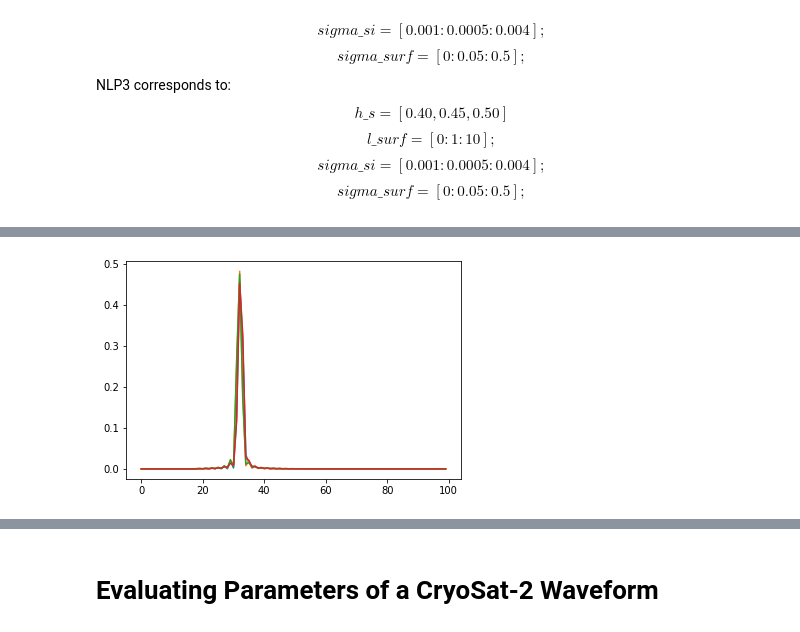
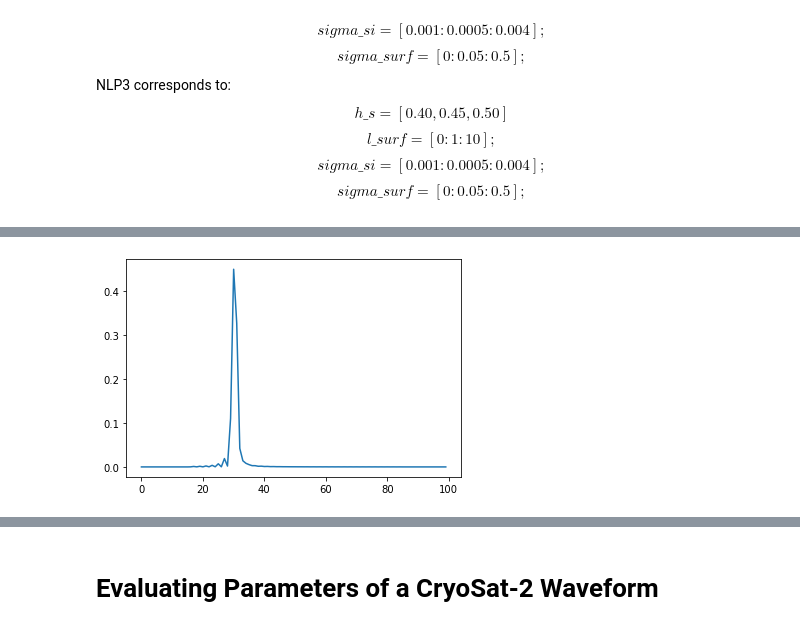
Before and after one commit to ClaudeDRT/MSci-Project, a Jupyter notebook: Simulated_Echo_SVC-NL.ipynb, the cells around one changed output, grey strips where cells are left out. Drawn from its saved outputs; the diff is of its cells as text; code cells hidden in the pictures.

```diff
--- a/Simulated_Echo_SVC-NL.ipynb
+++ b/Simulated_Echo_SVC-NL.ipynb
@@ -64,12 +62,11 @@ gauss_interpolation = gauss_interpolator(gauss_xnew)
 gauss_interp_peak_index = np.argmax(gauss_interpolation) #the peak index of the interpolated gaussian
 gauss_interp_left_base = scipy.signal.peak_prominences(gauss_interpolation, [gauss_interp_peak_index], wlen=300*interpolation_factor)[1][0] #index of the left hand side base of the peak
 print("gauss_interp_left_base",gauss_interp_left_base)
-gauss_interp_left_base = np.abs(np.array(gauss_interpolation[:gauss_interp_peak_index])-0.0003).argmin()
-print("gauss_interp_left_base",gauss_interp_left_base)
-#the leading edge centroid of the interpolated gaussian:
-gauss_interp_leading_edge_centroid_index = sum(np.array(gauss_interpolation[gauss_interp_left_base:gauss_interp_peak_index+1])*np.array(range(gauss_interp_left_base, gauss_interp_peak_index+1,1)))/sum(np.array(gauss_interpolation[gauss_interp_left_base:gauss_interp_peak_index+1]))
-print("gauss_interp_leading_edge_centroid_index",gauss_interp_leading_edge_centroid_index)
 print(len(gauss_interpolation))
+#halfway up the leading edge of the gaussian:
+gauss_interp_leading_edge_halfway_up_index = np.argmin(abs(gauss_interpolation[:np.argmax(gauss_interpolation)] - np.max(gauss_interpolation)/2))
+print("leading edge halfway up index: ",gauss_interp_leading_edge_halfway_up_index)
+halfway_up_uninterp_index = int(gauss_interp_leading_edge_halfway_up_index/interpolation_factor)
 # %% [output]
 gauss_interp_left_base 0
 gauss_interp_left_base 1847
@@ -80,6 +77,8 @@ def extractNL():
     """extracting (and preprocessing) the simulated echo arrays into a format that can be understood by the SVC."""
     data_arr = []
     label_arr = []
+    feature_arr = []
+
     graph_plot_counter=0
     for i in range(len(sim_echoes[:][:][:][:])): #snow depth{s} (h_s)
         for j in range(len(sim_echoes[0][:][:][:])): #l_surf{s}
@@ -96,34 +95,48 @@ def extractNL():
                     #normalising the echo
                     norm_sim_echo = [x/simulated_echo_area for x in simulated_echo]
 
-
                     sim_xnew = np.linspace(0, len(norm_sim_echo)-1, num=(len(norm_sim_echo)*interpolation_factor), endpoint=True)
                     sim_interpolator = interp1d((range(len(norm_sim_echo))), norm_sim_echo, kind='cubic')
                     sim_interpolation = sim_interpolator(sim_xnew)
 
                     sim_interp_peak_index = np.argmax(sim_interpolation)
                     sim_interp_left_base = scipy.signal.peak_prominences(sim_interpolation, [sim_interp_peak_index])[1][0] #index of the left hand side base of the peak
-                    #the leading edge centroid of the interpolated simulated CryoSat-2 waveform:
-                    sim_interp_leading_edge_centroid_index = sum(np.array(sim_interpolation[sim_interp_left_base:sim_interp_peak_index+1])*np.array(range(sim_interp_left_base, sim_interp_peak_index+1,1)))/sum(np.array(sim_interpolation[sim_interp_left_base:sim_interp_peak_index+1]))
-                    sim_gauss_interp_leading_edge_centroid_shift = -(sim_interp_leading_edge_centroid_index-gauss_interp_leading_edge_centroid_index)
+
+                    """new stuff added – trying to align to the halway up point of the leading edges instead of the centroid of the leading edge"""
+                    step_index = sim_interp_left_base
+                    #climbing up the leading edge of the echo to get the index of the halfway point (j):
+                    while sim_interpolation[step_index]<(sim_interpolation[sim_interp_left_base]+sim_interpolation[sim_interp_peak_index])/2:
+                        step_index = step_index + 1
+                    sim_interp_leading_edge_halfway_up_index = step_index
+
+                    sim_gauss_interp_leading_edge_halfway_up_shift = -(sim_interp_leading_edge_halfway_up_index-gauss_interp_leading_edge_halfway_up_index)
 
                     arr_sim_interp = []
-                    #lining up the simulated echo with the abstract gaussian's leading edge centroid (SVC preprocessing step):
+                    #lining up the simulated echo's halfway up point with the abstract gaussian's halway up the leading edge point:
                     for a in range(len(gauss_interpolation)):
                         try:
                             #So that I dont accidentally start plotting the -10th, -9th index etc:
-                            if a-int(sim_gauss_interp_leading_edge_centroid_shift)>=0:
-                                arr_sim_interp.append(sim_interpolation[a-int(sim_gauss_interp_leading_edge_centroid_shift)])
+                            if a-int(sim_gauss_interp_leading_edge_halfway_up_shift)>=0:
+                                arr_sim_interp.append(sim_interpolation[a-int(sim_gauss_interp_leading_edge_halfway_up_shift)])
                             else:
                                 arr_sim_interp.append(0)
                         except:
                             arr_sim_interp.append(0)
+                    #uninterpolating the simulated echo:
+                    sim_uninterp = [arr_sim_interp[b] for b in range(len(arr_sim_interp)) if b%interpolation_factor==0]
+                    """ ending new stuff"""
 
-                    arr_sim_uninterp = [arr_sim_interp[b] for b in range(len(arr_sim_interp)) if b%interpolation_factor==0]
-                    if graph_plot_counter<4:
-                        plt.plot(arr_sim_uninterp)
+                    if graph_plot_counter<1:
+                        print("sim_gauss_interp_leading_edge_halfway_up_shift",sim_gauss_interp_leading_edge_halfway_up_shift)
+                        print("sim_interp_leading_edge_halfway_up_index : ", sim_interp_leading_edge_halfway_up_index)
+                        print("len(sim_interpolation)", len(sim_interpolation))
+                        print("gauss_interp_leading_edge_halfway_up_index",gauss_interp_leading_edge_halfway_up_index)
+
+                        plt.plot(sim_uninterp)
+                        plt.show()
                         graph_plot_counter+=1
-                    data_arr.append(arr_sim_uninterp)
+                    #appending the leading edge to the feature_arr, as well as the whole echo after it (so that the leading edge has more of an effect on the classification):
+                    feature_arr.append(np.append(sim_uninterp[halfway_up_uninterp_index-10:halfway_up_uninterp_index+10],sim_uninterp))
                     #appending echo parameters to a label array (for the classification)
                     label_arr.append(str(sim_echo_params))
 
@@ -143,24 +156,31 @@ def extractNL():
                     sim_interpolation = sim_interpolator(sim_xnew)
                     sim_interp_peak_index = np.argmax(sim_interpolation)
                     sim_interp_left_base = scipy.signal.peak_prominences(sim_interpolation, [sim_interp_peak_index])[1][0] #index of the left hand side base of the peak
-#                     sim_interp_left_base = np.abs(np.array(sim_interpolation[:sim_interp_peak_index])-0.0003).argmin()
-                    #the leading edge centroid of the interpolated simulated CryoSat-2 waveform:
-                    sim_interp_leading_edge_centroid_index = sum(np.array(sim_interpolation[sim_interp_left_base:sim_interp_peak_index+1])*np.array(range(sim_interp_left_base, sim_interp_peak_index+1,1)))/sum(np.array(sim_interpolation[sim_interp_left_base:sim_interp_peak_index+1]))
-                    sim_gauss_interp_leading_edge_centroid_shift = -(sim_interp_leading_edge_centroid_index-gauss_interp_leading_edge_centroid_index)
+
+                    """new stuff added – trying to align to the halway up point of the leading edges instead of the centroid of the leading edge"""
+                    step_index = sim_interp_left_base
+                    #climbing up the leading edge of the echo to get the index of the halfway point (j):
+                    while sim_interpolation[step_index]<(sim_interpolation[sim_interp_left_base]+sim_interpolation[sim_interp_peak_index])/2:
+                        step_index = step_index + 1
+                    sim_interp_leading_edge_halfway_up_index = step_index
+
+                    sim_gauss_interp_leading_edge_halfway_up_shift = -(sim_interp_leading_edge_halfway_up_index-gauss_interp_leading_edge_halfway_up_index)
 
                     arr_sim_interp = []
+                    #lining up the simulated echo's halfway up point with the abstract gaussian's halway up the leading edge point:
                     for a in range(len(gauss_interpolation)):
                         try:
                             #So that I dont accidentally start plotting the -10th, -9th index etc:
-                            if a-int(sim_gauss_interp_leading_edge_centroid_shift)>=0:
-                                arr_sim_interp.append(sim_interpolation[a-int(sim_gauss_interp_leading_edge_centroid_shift)])
+                            if a-int(sim_gauss_interp_leading_edge_halfway_up_shift)>=0:
+                                arr_sim_interp.append(sim_interpolation[a-int(sim_gauss_interp_leading_edge_halfway_up_shift)])
                             else:
                                 arr_sim_interp.append(0)
                         except:
                             arr_sim_interp.append(0)
-
-                    arr_sim_uninterp = [arr_sim_interp[b] for b in range(len(arr_sim_interp)) if b%interpolation_factor==0]
-                    data_arr.append(arr_sim_uninterp)
+                    sim_uninterp = [arr_sim_interp[b] for b in range(len(arr_sim_interp)) if b%interpolation_factor==0]
+                    """ ending new stuff"""
+                    #appending the leading edge to the feature_arr, as well as the whole echo after it (so that the leading edge has more of an effect on the classification):
+                    feature_arr.append(np.append(sim_uninterp[halfway_up_uninterp_index-10:halfway_up_uninterp_index+10],sim_uninterp))
                     #appending echo parameters to a label array (for the classification)
                     label_arr.append(str(sim_echo_params))
 
@@ -181,27 +201,35 @@ def extractNL():
                     sim_interpolation = sim_interpolator(sim_xnew)
                     sim_interp_peak_index = np.argmax(sim_interpolation)
                     sim_interp_left_base = scipy.signal.peak_prominences(sim_interpolation, [sim_interp_peak_index])[1][0] #index of the left hand side base of the peak
-#                     sim_interp_left_base = np.abs(np.array(sim_interpolation[:sim_interp_peak_index])-0.0003).argmin()
-                    #the leading edge centroid of the interpolated simulated CryoSat-2 waveform:
-                    sim_interp_leading_edge_centroid_index = sum(np.array(sim_interpolation[sim_interp_left_base:sim_interp_peak_index+1])*np.array(range(sim_interp_left_base, sim_interp_peak_index+1,1)))/sum(np.array(sim_interpolation[sim_interp_left_base:sim_interp_peak_index+1]))
-                    sim_gauss_interp_leading_edge_centroid_shift = -(sim_interp_leading_edge_centroid_index-gauss_interp_leading_edge_centroid_index)
+
+                    """new stuff added – trying to align to the halway up point of the leading edges instead of the centroid of the leading edge"""
+                    step_index = sim_interp_left_base
+                    #climbing up the leading edge of the echo to get the index of the halfway point (j):
+                    while sim_interpolation[step_index]<(sim_interpolation[sim_interp_left_base]+sim_interpolation[sim_interp_peak_index])/2:
+                        step_index = step_index + 1
+                    sim_interp_leading_edge_halfway_up_index = step_index
+
+                    sim_gauss_interp_leading_edge_halfway_up_shift = -(sim_interp_leading_edge_halfway_up_index-gauss_interp_leading_edge_halfway_up_index)
 
                     arr_sim_interp = []
+                    #lining up the simulated echo's halfway up point with the abstract gaussian's halway up the leading edge point:
                     for a in range(len(gauss_interpolation)):
                         try:
                             #So that I dont accidentally start plotting the -10th, -9th index etc:
-                            if a-int(sim_gauss_interp_leading_edge_centroid_shift)>=0:
-                                arr_sim_interp.append(sim_interpolation[a-int(sim_gauss_interp_leading_edge_centroid_shift)])
+                            if a-int(sim_gauss_interp_leading_edge_halfway_up_shift)>=0:
+                                arr_sim_interp.append(sim_interpolation[a-int(sim_gauss_interp_leading_edge_halfway_up_shift)])
                             else:
                                 arr_sim_interp.append(0)
                         except:
                             arr_sim_interp.append(0)
+                    sim_uninterp = [arr_sim_interp[b] for b in range(len(arr_sim_interp)) if b%interpolation_factor==0]
+                    """ ending new stuff"""
 
-                    arr_sim_uninterp = [arr_sim_interp[b] for b in range(len(arr_sim_interp)) if b%interpolation_factor==0]
-                    data_arr.append(arr_sim_uninterp)
+                    #appending the leading edge to the feature_arr, as well as the whole echo after it (so that the leading edge has more of an effect on the classification):
+                    feature_arr.append(np.append(sim_uninterp[halfway_up_uninterp_index-10:halfway_up_uninterp_index+10],sim_uninterp))
                     #appending echo parameters to a label array (for the classification)
                     label_arr.append(str(sim_echo_params))
 
-    return np.array(data_arr), np.array(label_arr)
+    return np.array(feature_arr),np.array(label_arr)
 feature_arr,label_arr = extractNL() #for features for both the SVC and neural network, labels for the SVC and for labels for the neural network
 # %% [output]
@@ -208,4 +240,4 @@ feature_arr,label_arr = extractNL() #for features for both the SVC and neural ne
-[figure, old version]
+[figure, new version]
 # %%
 #making the parameter labels strings so that the SVC can interpret them
 label_arr = np.array(label_arr, dtype = 'str')
```
Also changed, not shown: parts of 10 cells of this notebook, 1 other file.
